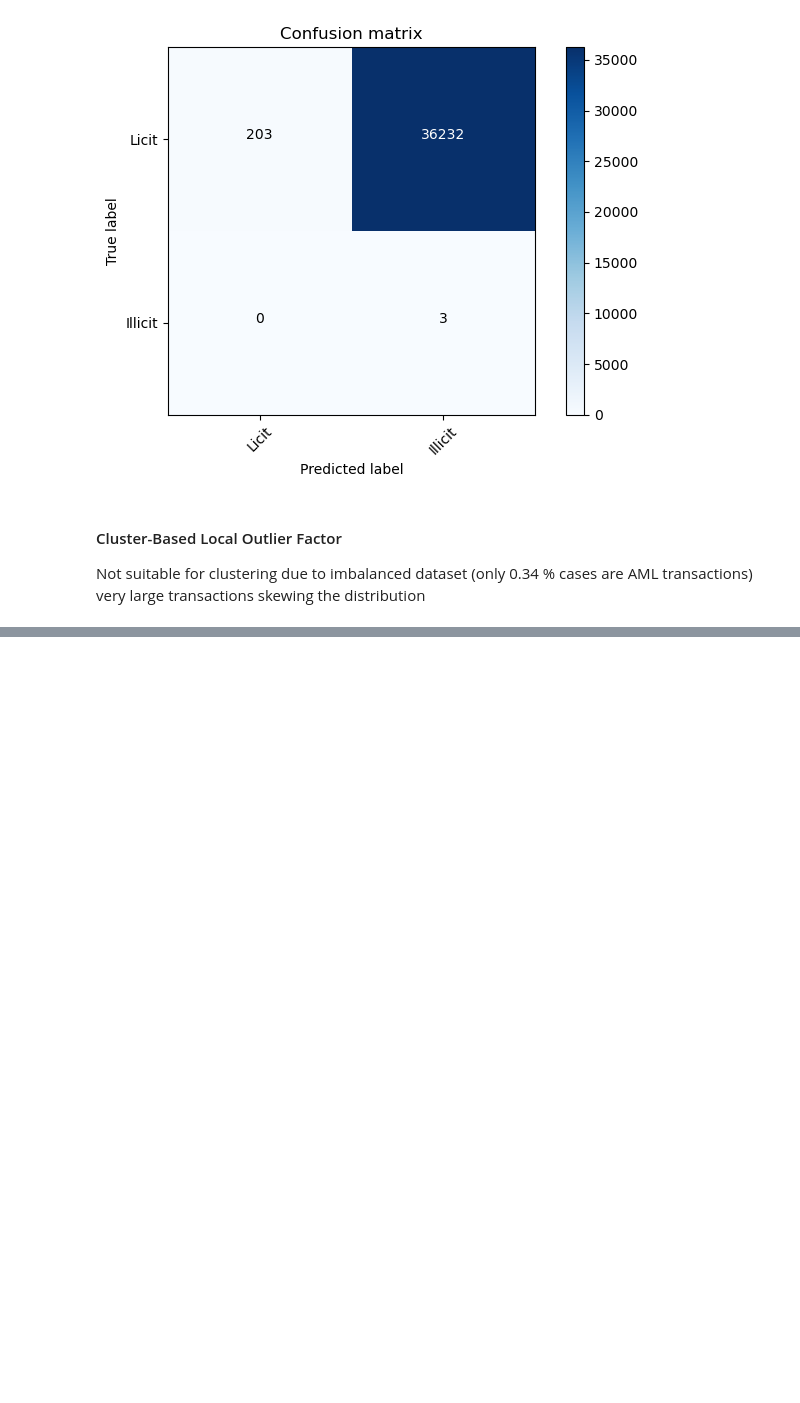
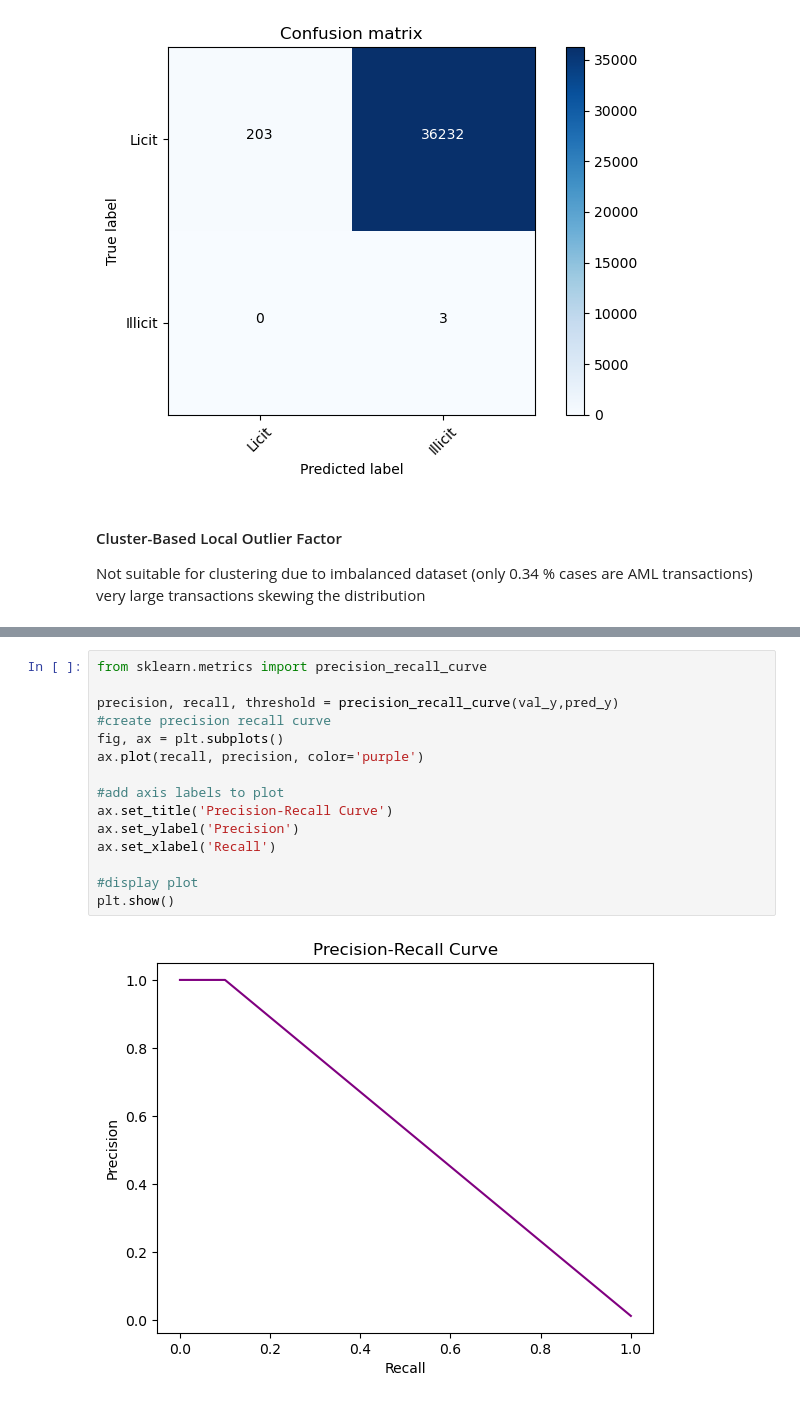
Before and after one commit to KulsoomKamilKhan/Dissertation_Code, a Jupyter notebook: AML_SIM_Dataset - Notebook.ipynb, the cells around one changed output, grey strips where cells are left out. Cells and saved outputs as stored; diff of their text form; blank space fills up the shorter version.

```diff
--- a/AML_SIM_Dataset - Notebook.ipynb
+++ b/AML_SIM_Dataset - Notebook.ipynb
@@ -516,0 +711,17 @@ Not suitable for clustering due to imbalanced dataset (only 0.34 % cases are AML
+# %%
+from sklearn.metrics import precision_recall_curve
+
+precision, recall, threshold = precision_recall_curve(val_y,pred_y)
+#create precision recall curve
+fig, ax = plt.subplots()
+ax.plot(recall, precision, color='purple')
+
+#add axis labels to plot
+ax.set_title('Precision-Recall Curve')
+ax.set_ylabel('Precision')
+ax.set_xlabel('Recall')
+
+#display plot
+plt.show()
+# %% [output]
+[figure, added]
```
Also changed, not shown: parts of 30 cells of this notebook, 1 other file.
